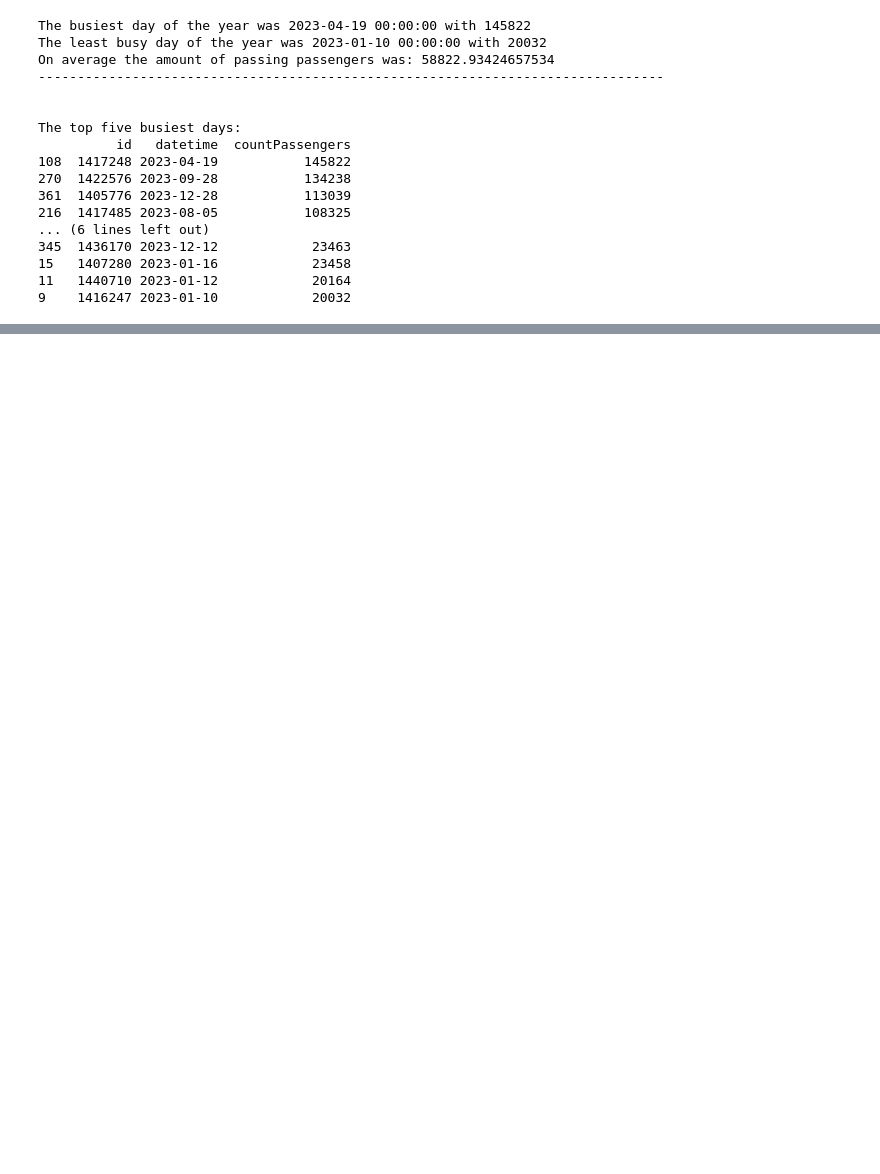
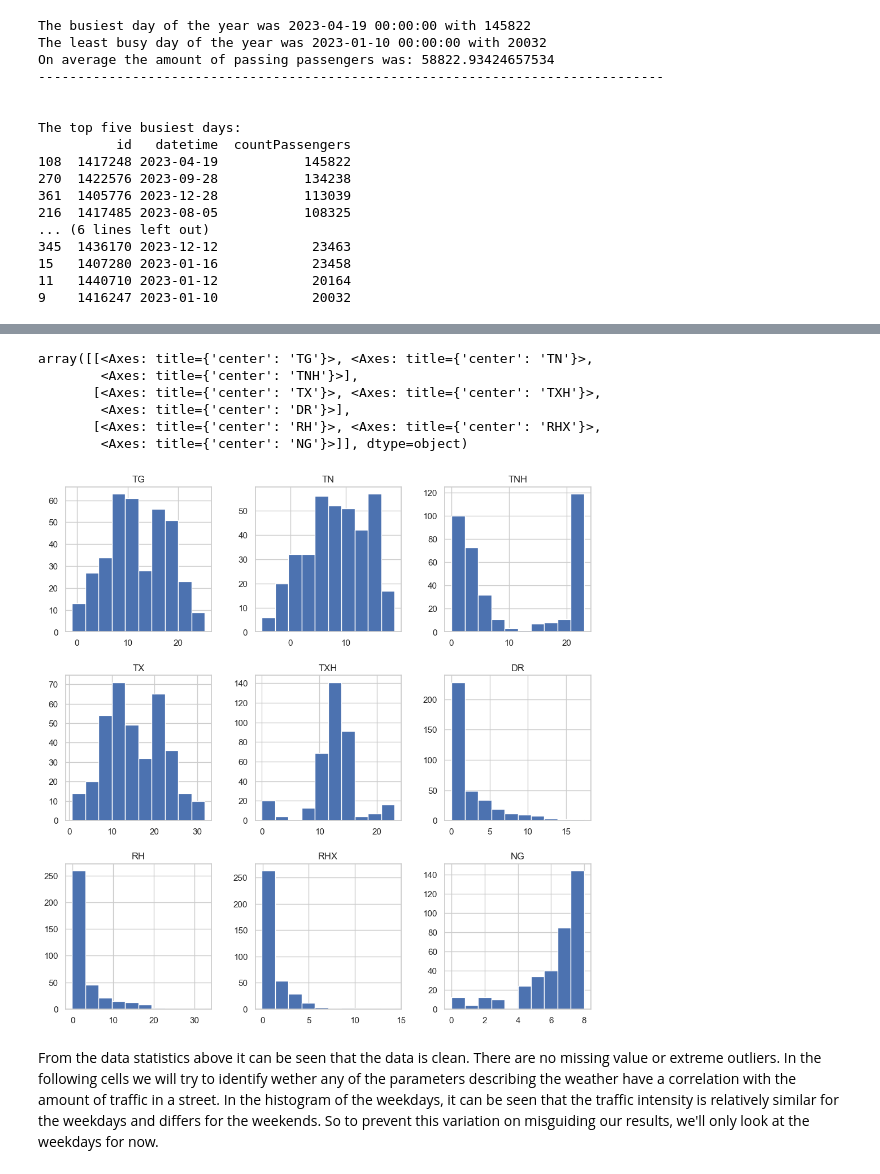
Before and after one commit to SammieKn/ShoppingKalverstraat, a Jupyter notebook: EDA.ipynb, the cells around one changed output, grey strips where cells are left out. Saved outputs shown, nothing was run; the diff lists cells and outputs as text; code cells hidden in the pictures; blank space fills up the shorter version.

```diff
--- a/EDA.ipynb
+++ b/EDA.ipynb
@@ -325,0 +417,2 @@ We try to analyze the traffic at the kalverstraat. For this research the followi
+# %%
+df_knmi = pd.read_csv("data/schiphol.csv", delimiter=",")
@@ -325,0 +449,12 @@ We try to analyze the traffic at the kalverstraat. For this research the followi
+# %%
+# Set the correct datatypes
+df_knmi['datetime'] = pd.to_datetime(df_knmi["YYYYMMDD"], format="%Y%m%d")
+df_knmi = df_knmi.drop(labels=['YYYYMMDD', '  STN'], axis=1)
+df_knmi = df_knmi.rename(columns=lambda x: x.lstrip())
+
+int_cols = df_knmi.select_dtypes("int64").columns
+int_cols = int_cols.drop(['NG', 'TNH', 'TXH'])
+
+df_knmi[['TNH', 'TXH']] = df_knmi[['TNH', 'TXH']] - 1
+
+df_knmi[int_cols] = df_knmi[int_cols].apply(lambda x: x.astype(float) / 10)
@@ -325,0 +473,14 @@ We try to analyze the traffic at the kalverstraat. For this research the followi
+# %%
+fig, axis = plt.subplots(3, 3, figsize=(12, 12))
+
+df_knmi.select_dtypes(("float", "int64")).hist(ax=axis)
+# %% [output]
+array([[<Axes: title={'center': 'TG'}>, <Axes: title={'center': 'TN'}>,
+        <Axes: title={'center': 'TNH'}>],
+       [<Axes: title={'center': 'TX'}>, <Axes: title={'center': 'TXH'}>,
+        <Axes: title={'center': 'DR'}>],
+       [<Axes: title={'center': 'RH'}>, <Axes: title={'center': 'RHX'}>,
+        <Axes: title={'center': 'NG'}>]], dtype=object)
+[figure, added]
+# %% [markdown]
+From the data statistics above it can be seen that the data is clean. There are no missing value or extreme outliers. In the following cells we will try to identify wether any of the parameters describing the weather have a correlation with the amount of traffic in a street. In the histogram of the weekdays, it can be seen that the traffic intensity is relatively similar for the weekdays and differs for the weekends. So to prevent this variation on misguiding our results, we'll only look at the weekdays for now.
```
Also changed, not shown: parts of 33 cells of this notebook, 4 other files.
